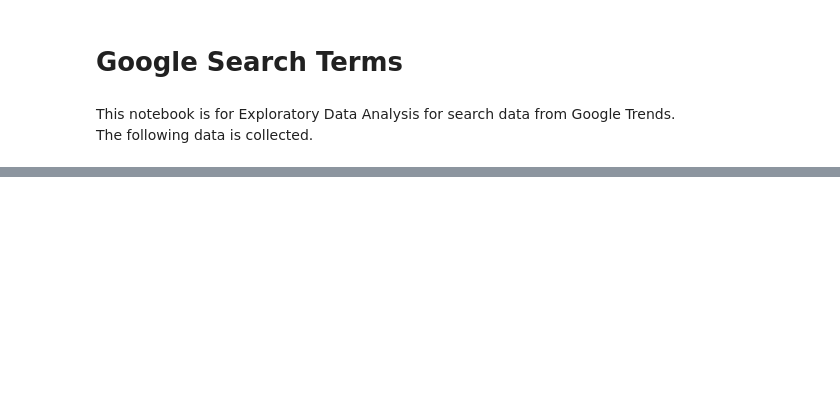
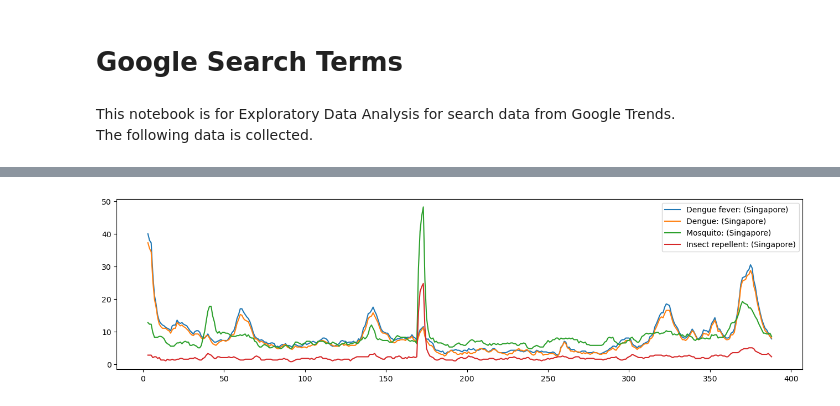
Before and after one commit to PLJX-2022/GA_project4_PredictDengueCases, a Jupyter notebook: codes/eda_zm.ipynb, the cells around one changed output, grey strips where cells are left out. Cells and saved outputs as stored; diff of their text form; code cells hidden in the pictures; blank space fills up the shorter version.

```diff
--- a/codes/eda_zm.ipynb
+++ b/codes/eda_zm.ipynb
@@ -29,0 +170,3 @@ plt.plot(df['Week'], df.iloc[:,1:] )
+# %%
+# 1 month is approximately 4 weeks. Hence rolling window of 4.
+df_roll_4 = df.iloc[:,1:5].rolling(4).mean()
@@ -29,0 +182,7 @@ plt.plot(df['Week'], df.iloc[:,1:] )
+# %%
+# Plot the trend for rolling window of 4 days
+fig = plt.figure(figsize=(16,4))
+plt.plot(df_roll_4.index, df_roll_4);
+plt.legend(['Dengue fever: (Singapore)', 'Dengue: (Singapore)', 'Mosquito: (Singapore)', 'Insect repellent: (Singapore)']);
+# %% [output]
+[figure, added]
```
Also changed, not shown: parts of 75 cells of this notebook, 2 other files.
